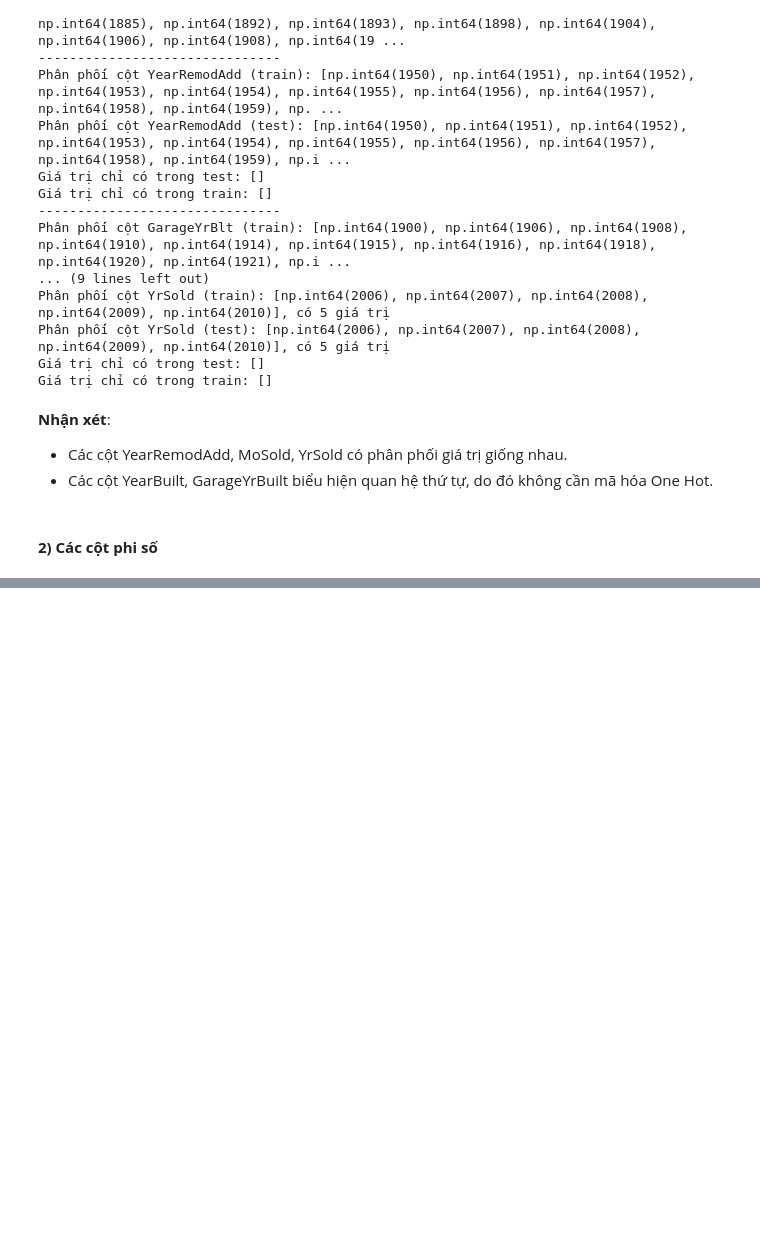
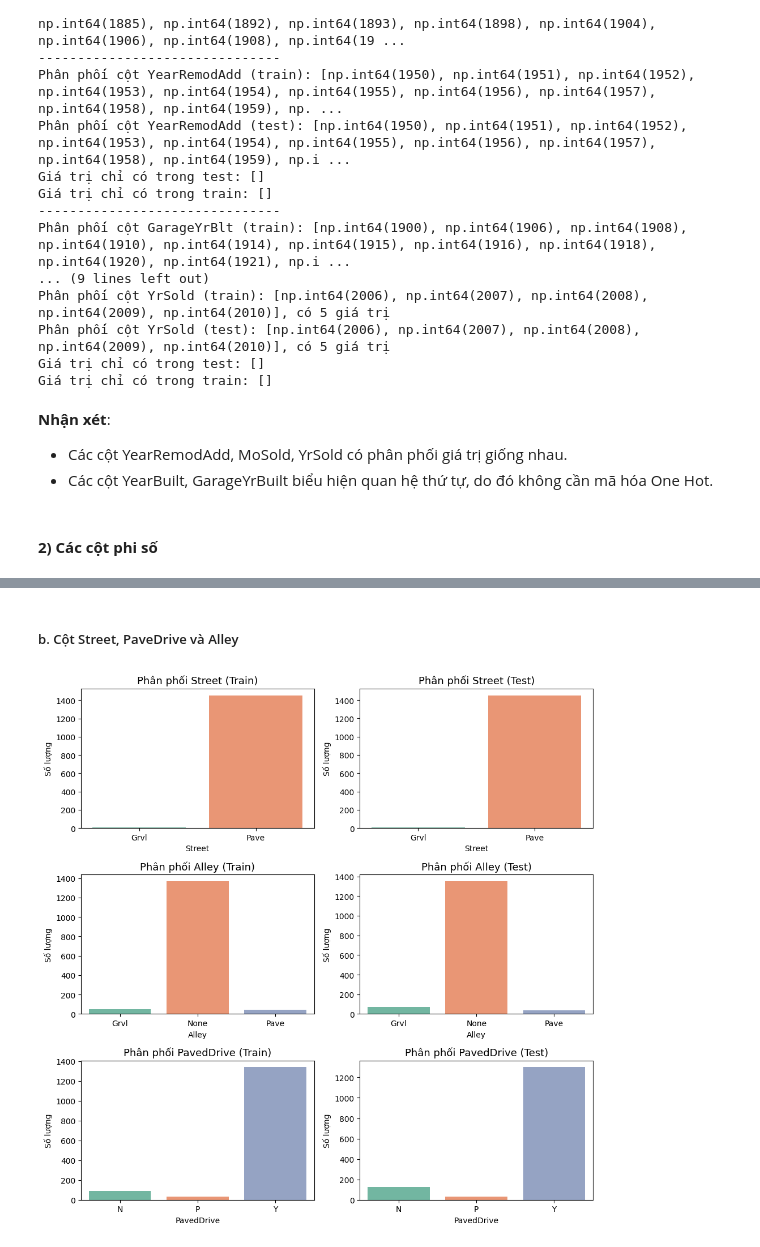
Before and after one commit to VietDQ1904/ML-Group-Projects, a Jupyter notebook: KaggleChallenge2/eda/eda.ipynb, the cells around one changed output, grey strips where cells are left out. Cells and saved outputs as stored; diff of their text form; code cells hidden in the pictures; blank space fills up the shorter version.

```diff
--- a/KaggleChallenge2/eda/eda.ipynb
+++ b/KaggleChallenge2/eda/eda.ipynb
@@ -254,0 +311,34 @@ Giá trị chỉ có trong train: []
+# %% [markdown]
+##### b. Cột Street, PaveDrive và Alley
+# %%
+cols = ["Street", "Alley", "PavedDrive"]
+datasets = [("Train", train_data), ("Test", test_data)]
+
+plt.figure(figsize=(10, 10))
+
+plot_idx = 1
+for col in cols:
+    # Xác định thứ tự và bảng màu chung cho từng cột
+    common_order = sorted(set(train_data[col]).union(test_data[col]))
+    base_colors = sns.color_palette("Set2", n_colors=len(common_order))
+    color_map = dict(zip(common_order, base_colors))
+
+    for name, df in datasets:
+        plt.subplot(3, 2, plot_idx)
+        sns.countplot(
+            x=col,
+            data=df,
+            order=common_order,
+            hue=col,
+            palette=color_map,
+            legend=False
+        )
+        plt.title(f"Phân phối {col} ({name})", fontsize=13)
+        plt.xlabel(col)
+        plt.ylabel("Số lượng")
+        plot_idx += 1
+
+plt.tight_layout()
+plt.show()
+# %% [output]
+[figure, added]
```
Also changed, not shown: parts of 73 cells of this notebook, 9 other files.
